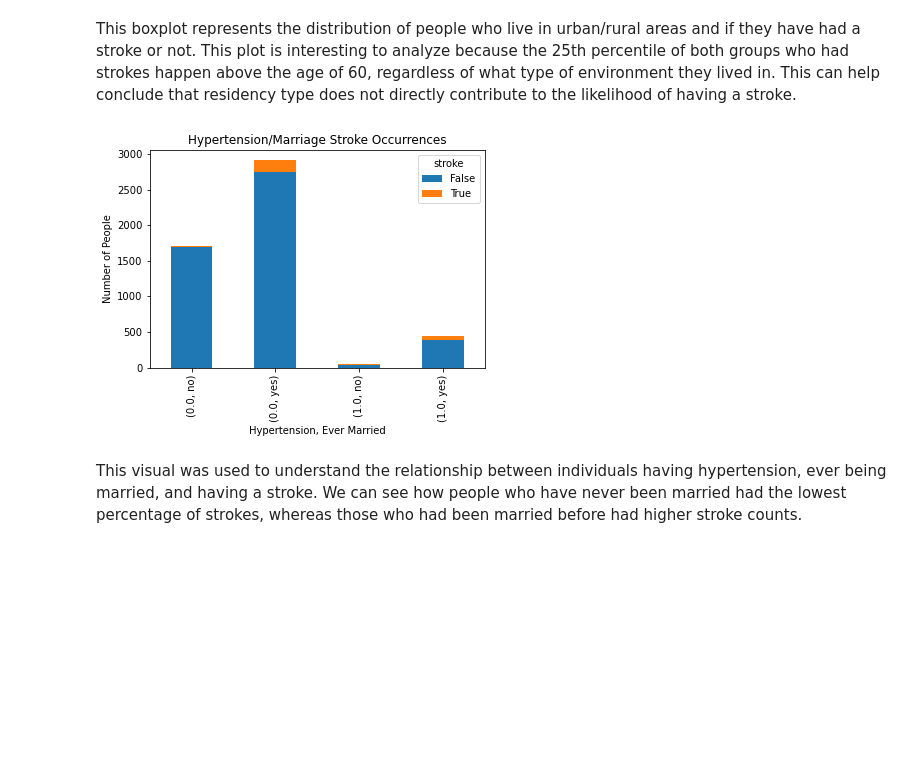
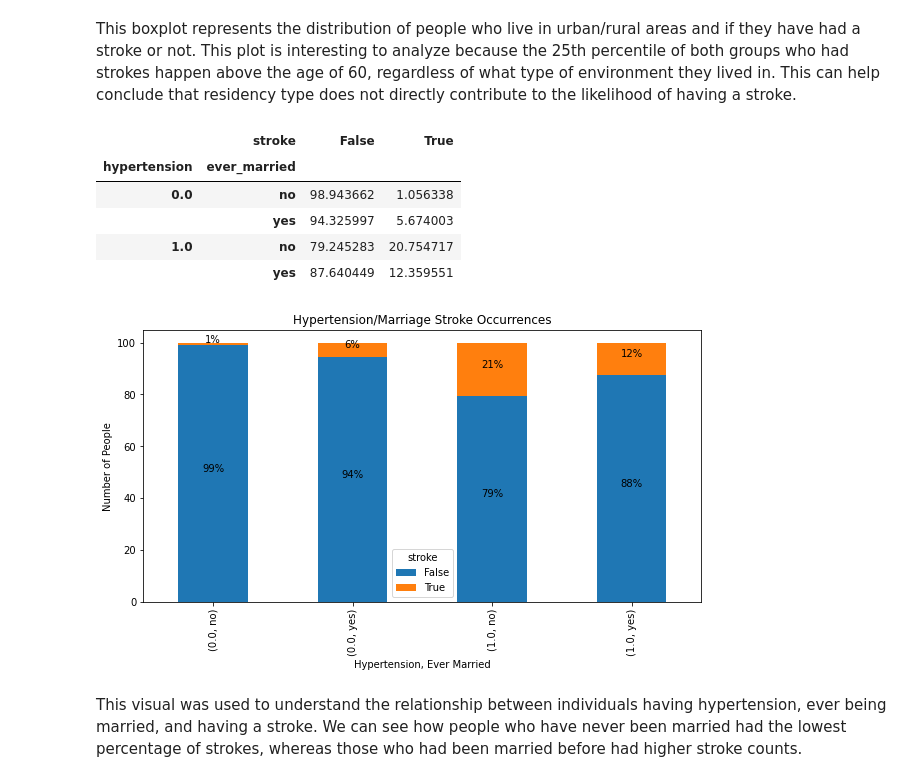
Before and after one commit to HaydenCenter/CS7324-Labs, a Jupyter notebook: Lab1/Lab One - Exploring Table Data - Fidelia.ipynb, the cells around one changed output. Saved outputs shown, nothing was run; the diff lists cells and outputs as text; code cells hidden in the pictures; blank space fills up the shorter version.

Commit message:
saving to store changes to plot 1

```diff
--- a/Lab1/Lab One - Exploring Table Data - Fidelia.ipynb
+++ b/Lab1/Lab One - Exploring Table Data - Fidelia.ipynb
@@ -236,20 +166,33 @@ This boxplot represents the distribution of people who live in urban/rural areas
 # %%
 from plotly.graph_objs import Scatter, Layout
 from plotly.graph_objs.scatter import Marker
 from plotly.graph_objs.layout import XAxis, YAxis
 # let's manipulate the example to serve our purposes
 
-# the cross tab operator provides an easy way to get these numbers
-grouped_bar = pd.crosstab([df_imputed['hypertension'],
-                        df_imputed['ever_married']], # categories to cross tabulate
-                       df_imputed.stroke.astype(bool)) # how to group
-grouped_bar.plot(kind='bar', stacked=True)
+ax= pd.crosstab([df_imputed['hypertension'],df_imputed['ever_married']], df_imputed.stroke.astype(bool)).apply(lambda r: r/r.sum()*100, axis=1)
+ax_ = ax.plot.bar(figsize=(10,5),stacked=True)
+display(ax)
+
+for rec in ax_.patches:
+    height = rec.get_height()
+    ax_.text(rec.get_x() + rec.get_width() / 2,
+              rec.get_y() + height / 2,
+              "{:.0f}%".format(height),
+              ha='center',
+              va='bottom')
+
 plt.title('Hypertension/Marriage Stroke Occurrences')
 plt.xlabel('Hypertension, Ever Married')
 plt.ylabel('Number of People')
 plt.show()
 # %% [output]
+|  | stroke | False | True |
+| hypertension | ever_married |  |  |
+| 0.0 | no | 98.943662 | 1.056338 |
+|  | yes | 94.325997 | 5.674003 |
+| 1.0 | no | 79.245283 | 20.754717 |
+|  | yes | 87.640449 | 12.359551 |
-[figure, old version]
+[figure, new version]
 # %% [markdown]
 This visual was used to understand the relationship between individuals having hypertension, ever being married, and having a stroke. We can see how people who have never been married had the lowest percentage of strokes, whereas those who had been married before had higher stroke counts.
 # %% [markdown]
```
Also changed, not shown: parts of 14 cells of this notebook.
